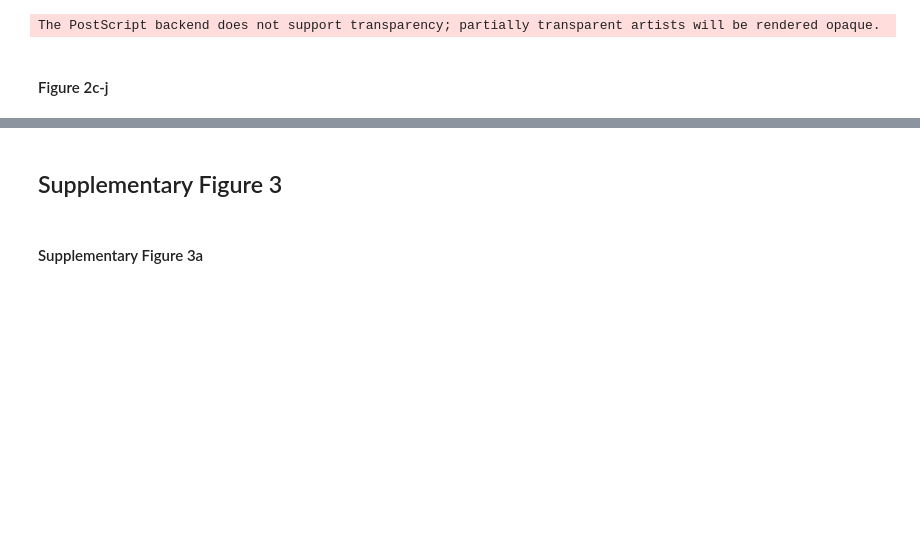
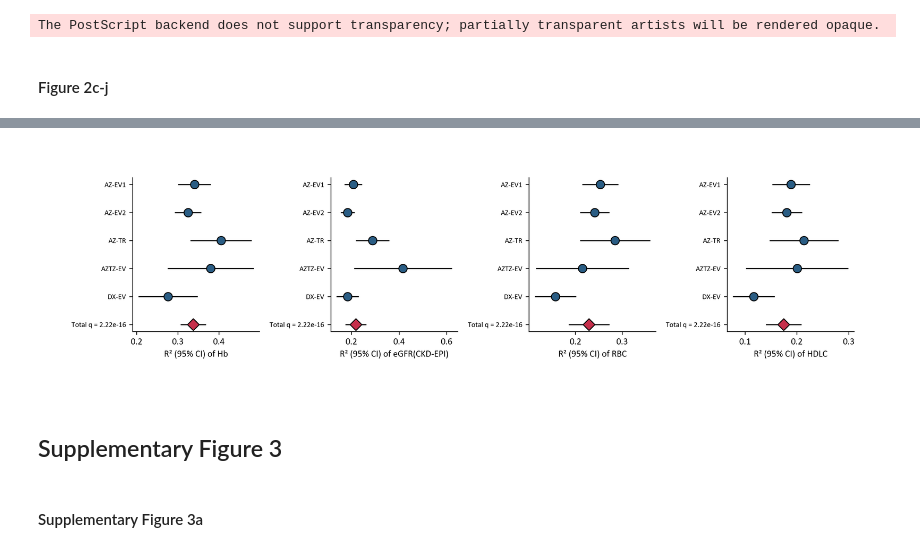
Before and after one commit to 1511878618/FaceFound, a Jupyter notebook: 06.1-Plot-Part1.ipynb, the cells around one changed output, grey strips where cells are left out. Cells and saved outputs as stored; diff of their text form; code cells hidden in the pictures; blank space fills up the shorter version.

```diff
--- a/06.1-Plot-Part1.ipynb
+++ b/06.1-Plot-Part1.ipynb
@@ -948,3 +961,51 @@ for tgt_list in all_combines:
+# %%
+all_combines = ["Hb", "eGFR(CKD-EPI)", "RBC", "HDLC"]
+fig, axes = fig, axes = plt.subplots(1, 4, figsize=(12, 3), dpi=300)
+
+for idx, tgt_list in enumerate(all_combines):
+
+    tgt_model = "Ummae"
+    tgt_trait = tgt_list
+
+    test_df = metrics_qt_df.query(
+        f"Model =='{tgt_model}' and Label == '{tgt_trait}'"
+    ).copy()
+
+    res = run_meta_analysis(
+        test_df,
+        estimate="R2",
+        estimate_ci_tuple=("R2_LCI", "R2_UCI"),
+    )
+
+    meta_res = pd.DataFrame(
+        {
+            "Study": test_df["Center"].values.tolist()
+            + [f"Total q = {res['p-value'].values[0]:.2e}"],
+            "R2": test_df["R2"].values.tolist() + [res["estimate"].values[0]],
+            "R2_LCI": test_df["R2_LCI"].values.tolist() + [res["ci_0.025"].values[0]],
+            "R2_UCI": test_df["R2_UCI"].values.tolist() + [res["ci_0.975"].values[0]],
+        }
+    )
+    ax = axes[idx]
+    plot_forest_estimate(
+        meta_res,
+        study="Study",
+        estimate="R2",
+        ci_lower="R2_LCI",
+        ci_upper="R2_UCI",
+        title="Meta-analysis of R² Estimates",
+        ax=ax,
+        scatter_kwargs={"s": 80, "edgecolor": "black", "linewidth": 1},
+    )
+    # ax.set_xlim(0, 0.3)
+    # ax.axvline(x=0, color="black", linestyle="--", linewidth=1)0
+    ax.set_title("")
+    ax.set_xlabel(f"R² (95% CI) of {tgt_trait}")
+
+fig.tight_layout()
+save_fig(fig, Figure2Dir / "Meta", dpi=default_dpi)
+# %% [output]
+[figure, added]
 # %% [markdown]
 ## Supplementary Figure 3
 # %% [markdown]
```
Also changed, not shown: parts of 6 cells of this notebook, 3 other files.
